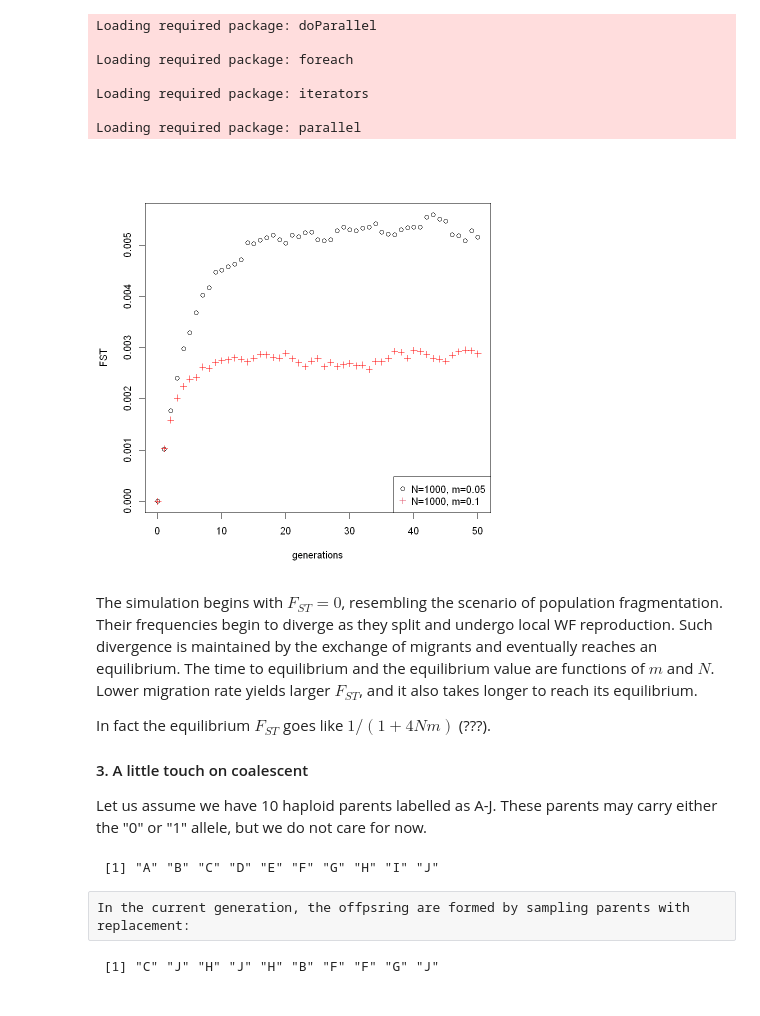
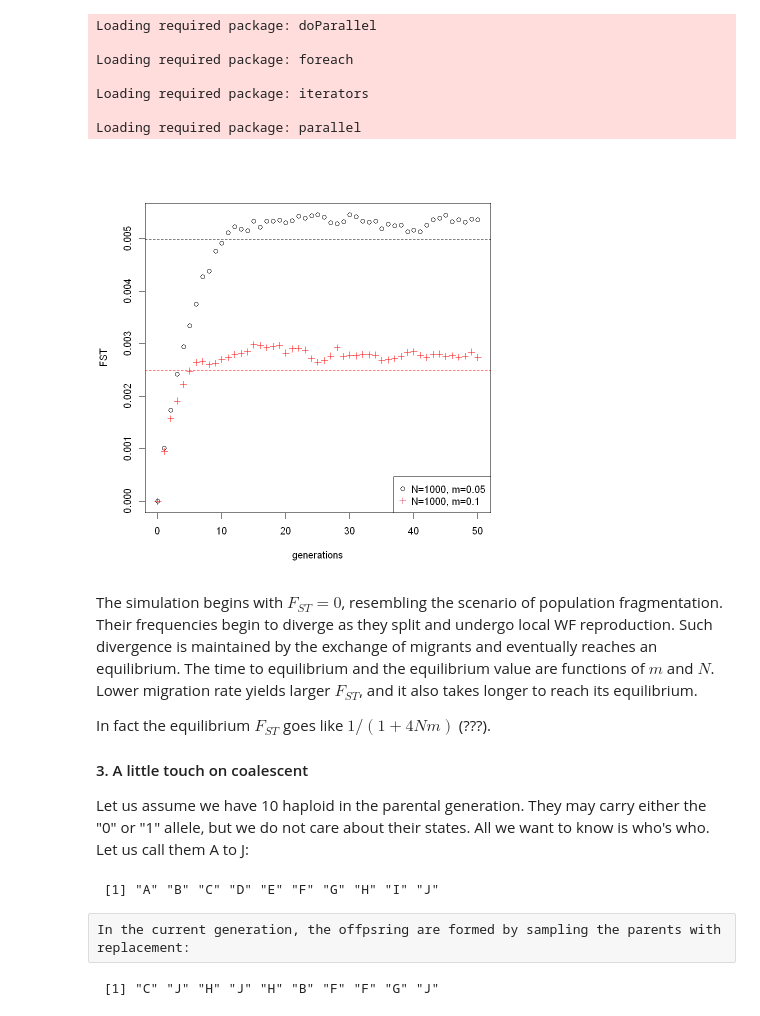
Before and after one commit to tinyuhui/CMEE2526_hands_on_evol, a Jupyter notebook: Hands_on_Evol_Modelling2.ipynb, the cells around one changed output. Saved outputs shown, nothing was run; the diff lists cells and outputs as text; code cells hidden in the pictures.

```diff
--- a/Hands_on_Evol_Modelling2.ipynb
+++ b/Hands_on_Evol_Modelling2.ipynb
@@ -207,22 +211,24 @@ Loading required package: parallel
 # %%
 # PLOT THE AVERAGE FST OVER TIME
 plot(0:50, apply(result_m0.05, 2, mean), xlab='generations', ylab='FST')
 points(0:50, apply(result_m0.1, 2, mean), xlab='generations', ylab='FST', col='red', pch=3)
 legend('bottomright', legend=c('N=1000, m=0.05', 'N=1000, m=0.1'), col=1:2, pch=c(1,3))
+abline(h=1/(1+4*1000*0.05), col=1, lty=2)
+abline(h=1/(1+4*1000*0.1), col='red', lty=2)
 # %% [output]
-[figure, old version]
+[figure, new version]
 # %% [markdown]
 The simulation begins with $F_{ST}=0$, resembling the scenario of population fragmentation. Their frequencies begin to diverge as they split and undergo local WF reproduction. Such divergence is maintained by the exchange of migrants and eventually reaches an equilibrium. The time to equilibrium and the equilibrium value are functions of $m$ and $N$. Lower migration rate yields larger $F_{ST}$, and it also takes longer to reach its equilibrium.
 
 In fact the equilibrium $F_{ST}$ goes like $1/(1+4Nm)$ (???).
 
 #### 3. A little touch on coalescent
-Let us assume we have 10 haploid parents labelled as A-J. These parents may carry either the "0" or "1" allele, but we do not care for now.
+Let us assume we have 10 haploid in the parental generation. They may carry either the "0" or "1" allele, but we do not care about their states. All we want to know is who's who. Let us call them A to J:
 # %%
 parents<-LETTERS[1:10]
 parents
 # %% [output]
  [1] "A" "B" "C" "D" "E" "F" "G" "H" "I" "J"
 # %% [raw]
-In the current generation, the offpsring are formed by sampling parents with replacement:
+In the current generation, the offpsring are formed by sampling the parents with replacement:
 # %%
```
Also changed, not shown: parts of 7 cells of this notebook.
